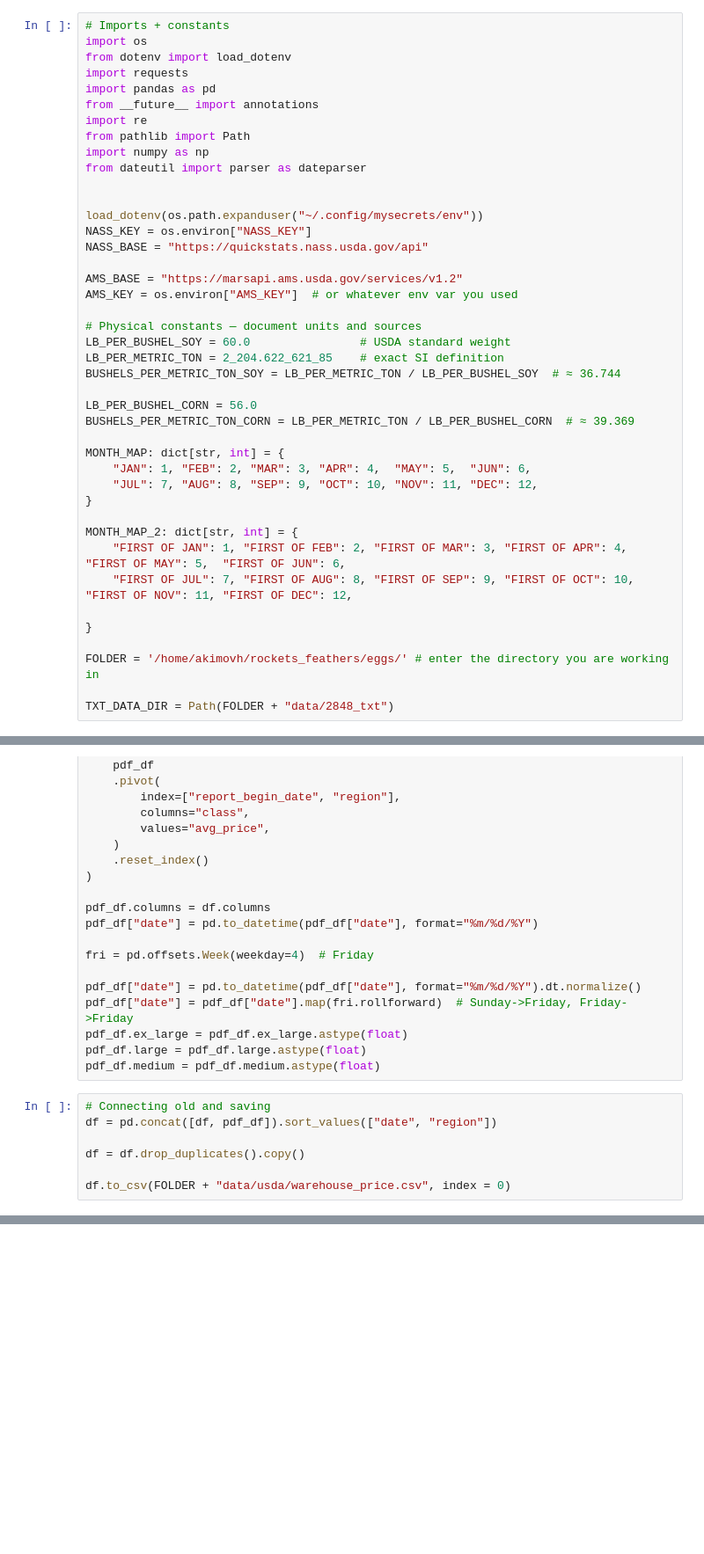
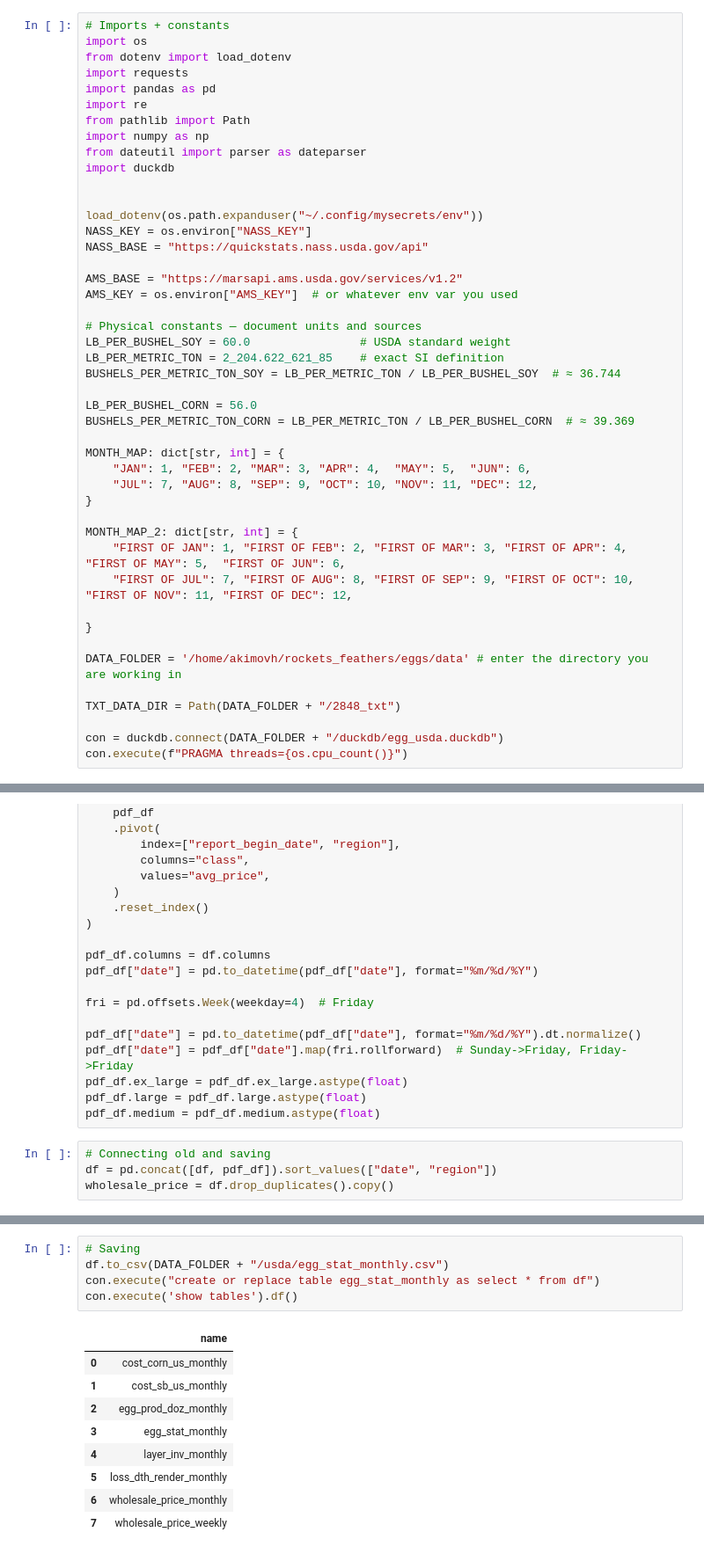
Before and after one commit to akimovhhh/rockets_feathers, a Jupyter notebook: eggs/code/data extraction/usda_data_extraction.ipynb, the cells around one changed output, grey strips where cells are left out. Shown at 88% size. Saved outputs shown, nothing was run; the diff lists cells and outputs as text; blank space fills up the shorter version.

Commit message:
[data] - extracted bielsen data (not commiting) + created duckdb for usda_data

```diff
--- a/eggs/code/data extraction/usda_data_extraction.ipynb
+++ b/eggs/code/data extraction/usda_data_extraction.ipynb
@@ -4,11 +4,11 @@ import os
 from dotenv import load_dotenv
 import requests
 import pandas as pd
-from __future__ import annotations
 import re
 from pathlib import Path
 import numpy as np
 from dateutil import parser as dateparser
+import duckdb
 
 
 load_dotenv(os.path.expanduser("~/.config/mysecrets/env"))
@@ -37,6 +37,9 @@ MONTH_MAP_2: dict[str, int] = {
 
 }
 
-FOLDER = '/home/akimovh/rockets_feathers/eggs/' # enter the directory you are working in
+DATA_FOLDER = '/home/akimovh/rockets_feathers/eggs/data' # enter the directory you are working in
 
-TXT_DATA_DIR = Path(FOLDER + "data/2848_txt")
+TXT_DATA_DIR = Path(DATA_FOLDER + "/2848_txt")
+
+con = duckdb.connect(DATA_FOLDER + "/duckdb/egg_usda.duckdb")
+con.execute(f"PRAGMA threads={os.cpu_count()}")
@@ -438,7 +483,4 @@ pdf_df.medium = pdf_df.medium.astype(float)
 # %%
 # Connecting old and saving
 df = pd.concat([df, pdf_df]).sort_values(["date", "region"])
-
-df = df.drop_duplicates().copy()
-
-df.to_csv(FOLDER + "data/usda/warehouse_price.csv", index = 0)
+wholesale_price = df.drop_duplicates().copy()
@@ -503,0 +565,15 @@ df.to_csv(FOLDER + "data/usda/reduced_form.csv", index = 0)
+# %%
+# Saving
+df.to_csv(DATA_FOLDER + "/usda/egg_stat_monthly.csv")
+con.execute("create or replace table egg_stat_monthly as select * from df")
+con.execute('show tables').df()
+# %% [output]
+|  | name |
+| 0 | cost_corn_us_monthly |
+| 1 | cost_sb_us_monthly |
+| 2 | egg_prod_doz_monthly |
+| 3 | egg_stat_monthly |
+| 4 | layer_inv_monthly |
+| 5 | loss_dth_render_monthly |
+| 6 | wholesale_price_monthly |
+| 7 | wholesale_price_weekly |
```
Also changed, not shown: parts of 19 cells of this notebook.
